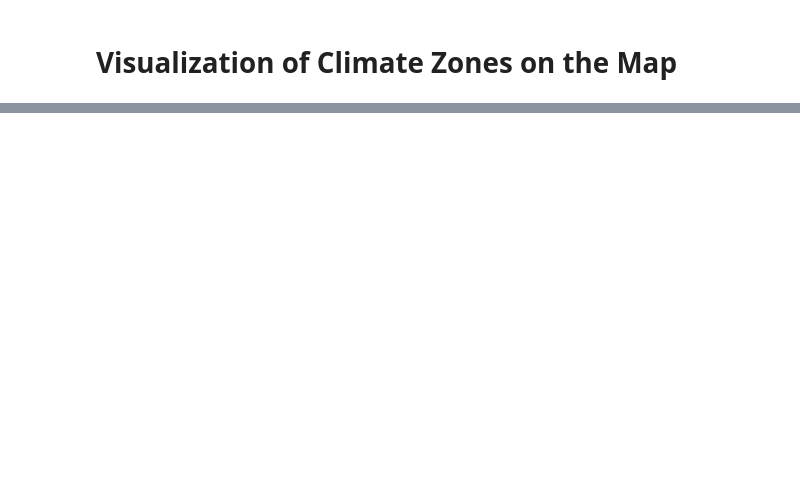
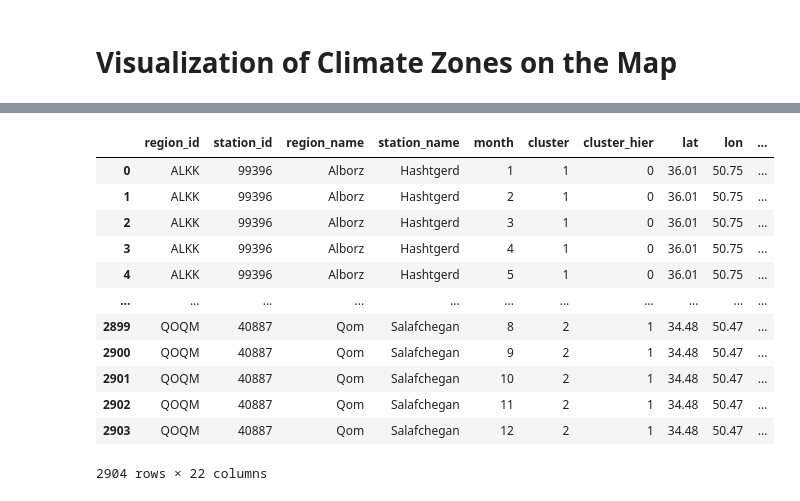
Before and after one commit to shirazialianpooya/panel-data-eto, a Jupyter notebook: src/Python/_02_Climate_Zones.ipynb, the cells around one changed output, grey strips where cells are left out. Cells and saved outputs as stored; diff of their text form; code cells hidden in the pictures; blank space fills up the shorter version.

```diff
--- a/src/Python/_02_Climate_Zones.ipynb
+++ b/src/Python/_02_Climate_Zones.ipynb
@@ -180,6 +180,24 @@ clim_pivot = clim_pivot.reset_index()
 stations_meta = selected_data[["region_id", "region_name", "station_name", "station_id", "lat", "lon", "station_elevation"]].drop_duplicates()
 df_clim = pd.merge(clim_pivot, stations_meta, on=["region_id", "region_name", "station_name", "station_id"], how='left')
 
+df_clim['tm_spring'] = df_clim[['tm_3', 'tm_4', 'tm_5']].mean(axis=1)
+df_clim['tm_summer'] = df_clim[['tm_6', 'tm_7', 'tm_8']].mean(axis=1)
+df_clim['tm_autumn'] = df_clim[['tm_9', 'tm_10', 'tm_11']].mean(axis=1)
+df_clim['tm_winter'] = df_clim[['tm_12', 'tm_1', 'tm_2']].mean(axis=1)
+df_clim['tm_annual'] = df_clim[[f'tm_{m}' for m in range(1, 13)]].mean(axis=1)
+# df_clim['tm_annual_amplitude'] = df_clim[[f'tm_{m}' for m in range(1, 13)]].max(axis=1) - df_clim[[f'tm_{m}' for m in range(1, 13)]].min(axis=1)
+# df_clim['tm_month_of_max'] = df_clim[[f'tm_{m}' for m in range(1, 13)]].idxmax(axis=1).str.split('_').str[1].astype(int)
+# df_clim['tm_month_of_min'] = df_clim[[f'tm_{m}' for m in range(1, 13)]].idxmin(axis=1).str.split('_').str[1].astype(int)
+
+df_clim['rrr24_spring'] = df_clim[['rrr24_3', 'rrr24_4', 'rrr24_5']].sum(axis=1)
+df_clim['rrr24_summer'] = df_clim[['rrr24_6', 'rrr24_7', 'rrr24_8']].sum(axis=1)
+df_clim['rrr24_autumn'] = df_clim[['rrr24_9', 'rrr24_10', 'rrr24_11']].sum(axis=1)
+df_clim['rrr24_winter'] = df_clim[['rrr24_12', 'rrr24_1', 'rrr24_2']].sum(axis=1)
+df_clim['rrr24_annual'] = df_clim[[f'rrr24_{m}' for m in range(1, 13)]].sum(axis=1)
+# df_clim['rrr24_annual_amplitude'] = df_clim[[f'rrr24_{m}' for m in range(1, 13)]].max(axis=1) - df_clim[[f'rrr24_{m}' for m in range(1, 13)]].min(axis=1)
+# df_clim['rrr24_month_of_max'] = df_clim[[f'rrr24_{m}' for m in range(1, 13)]].idxmax(axis=1).str.split('_').str[1].astype(int)
+# df_clim['rrr24_month_of_min'] = df_clim[[f'rrr24_{m}' for m in range(1, 13)]].idxmin(axis=1).str.split('_').str[1].astype(int)
+
 # df_clim now has one row per station with climate features and metadata
 print(df_clim.columns.tolist())
 # %% [output]
@@ -452,0 +525,23 @@ fig.show()
+# %%
+dd = pd.wide_to_long(
+    df_clim,
+    stubnames=['tm', 'rrr24'],
+    i=['region_id', 'station_id', 'region_name', 'station_name'],
+    j='month',
+    sep='_'
+).reset_index()
+dd
+# %% [output]
+|  | region_id | station_id | region_name | station_name | month | cluster | cluster_hier | lat | lon | ... |
+| 0 | ALKK | 99396 | Alborz | Hashtgerd | 1 | 1 | 0 | 36.01 | 50.75 | ... |
+| 1 | ALKK | 99396 | Alborz | Hashtgerd | 2 | 1 | 0 | 36.01 | 50.75 | ... |
+| 2 | ALKK | 99396 | Alborz | Hashtgerd | 3 | 1 | 0 | 36.01 | 50.75 | ... |
+| 3 | ALKK | 99396 | Alborz | Hashtgerd | 4 | 1 | 0 | 36.01 | 50.75 | ... |
+| 4 | ALKK | 99396 | Alborz | Hashtgerd | 5 | 1 | 0 | 36.01 | 50.75 | ... |
+| ... | ... | ... | ... | ... | ... | ... | ... | ... | ... | ... |
+| 2899 | QOQM | 40887 | Qom | Salafchegan | 8 | 2 | 1 | 34.48 | 50.47 | ... |
+| 2900 | QOQM | 40887 | Qom | Salafchegan | 9 | 2 | 1 | 34.48 | 50.47 | ... |
+| 2901 | QOQM | 40887 | Qom | Salafchegan | 10 | 2 | 1 | 34.48 | 50.47 | ... |
+| 2902 | QOQM | 40887 | Qom | Salafchegan | 11 | 2 | 1 | 34.48 | 50.47 | ... |
+| 2903 | QOQM | 40887 | Qom | Salafchegan | 12 | 2 | 1 | 34.48 | 50.47 | ... |
+2904 rows × 22 columns
```
Also changed, not shown: parts of 10 cells of this notebook, 2 other files.
